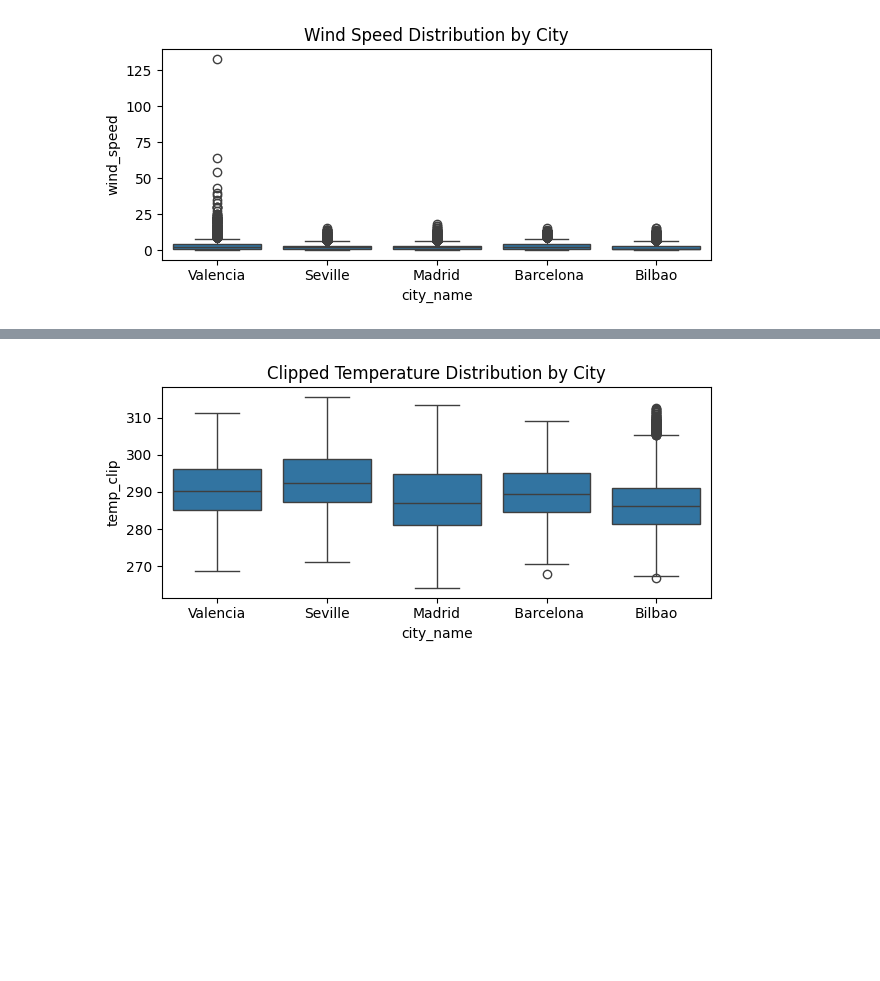
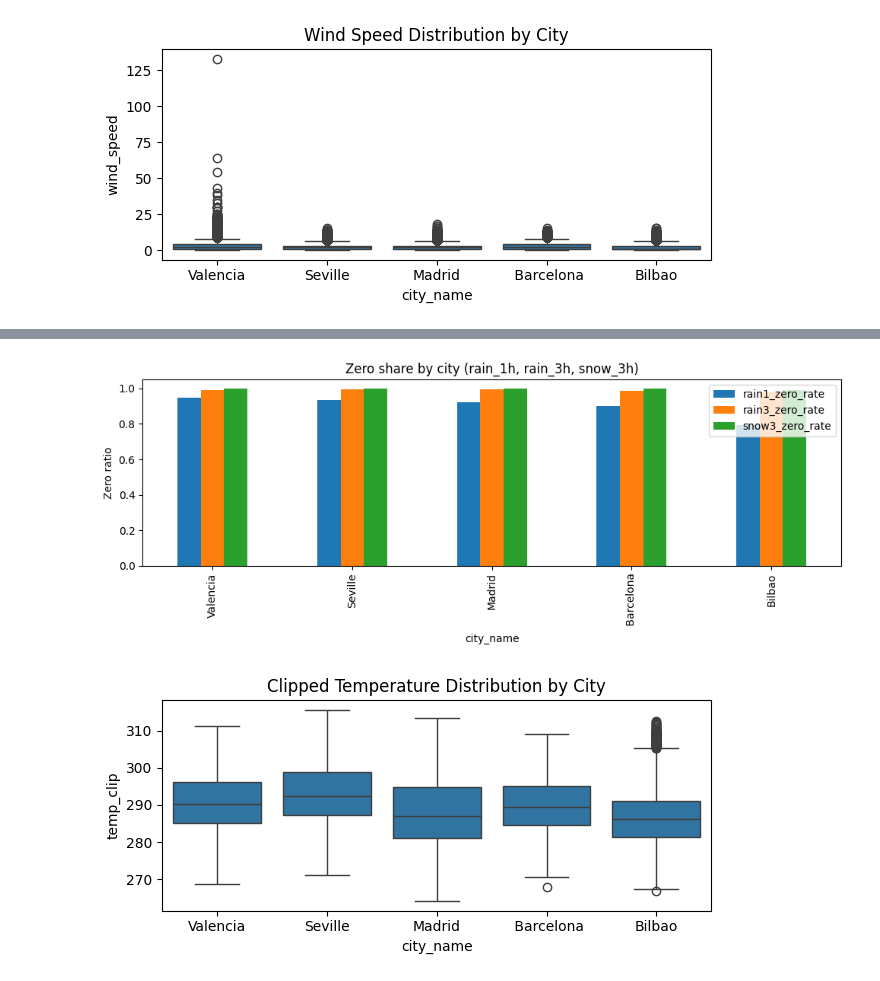
Before and after one commit to Jackson00Han/Energy_Market_Forecasting, a Jupyter notebook: hourly_energy_demand_forecasting.ipynb, the cells around one changed output, grey strips where cells are left out. Cells and saved outputs as stored; diff of their text form; code cells hidden in the pictures; blank space fills up the shorter version.

```diff
--- a/hourly_energy_demand_forecasting.ipynb
+++ b/hourly_energy_demand_forecasting.ipynb
@@ -762,3 +793,20 @@ plt.show()
+# %%
+# ---- 1) 各城市零占比柱状图 ----
+def zero_ratio(s):
+    return (s==0).mean()
+
+zr = weather_data.groupby('city_name').agg(
+    rain1_zero_rate=('rain_1h', zero_ratio),
+    rain3_zero_rate=('rain_3h', zero_ratio),
+    snow3_zero_rate=('snow_3h', zero_ratio),
+).sort_values(['rain1_zero_rate', 'rain3_zero_rate', 'snow3_zero_rate'], ascending=False)
+
+ax = zr.plot(kind='bar', figsize=(10,4))
+ax.set_ylabel('Zero ratio')
+ax.set_title('Zero share by city (rain_1h, rain_3h, snow_3h)')
+plt.tight_layout(); plt.show()
+# %% [output]
+[figure, added]
 # %%
 def roll_clip_mad(
     df: pd.DataFrame,
```
Also changed, not shown: parts of 15 cells of this notebook.
